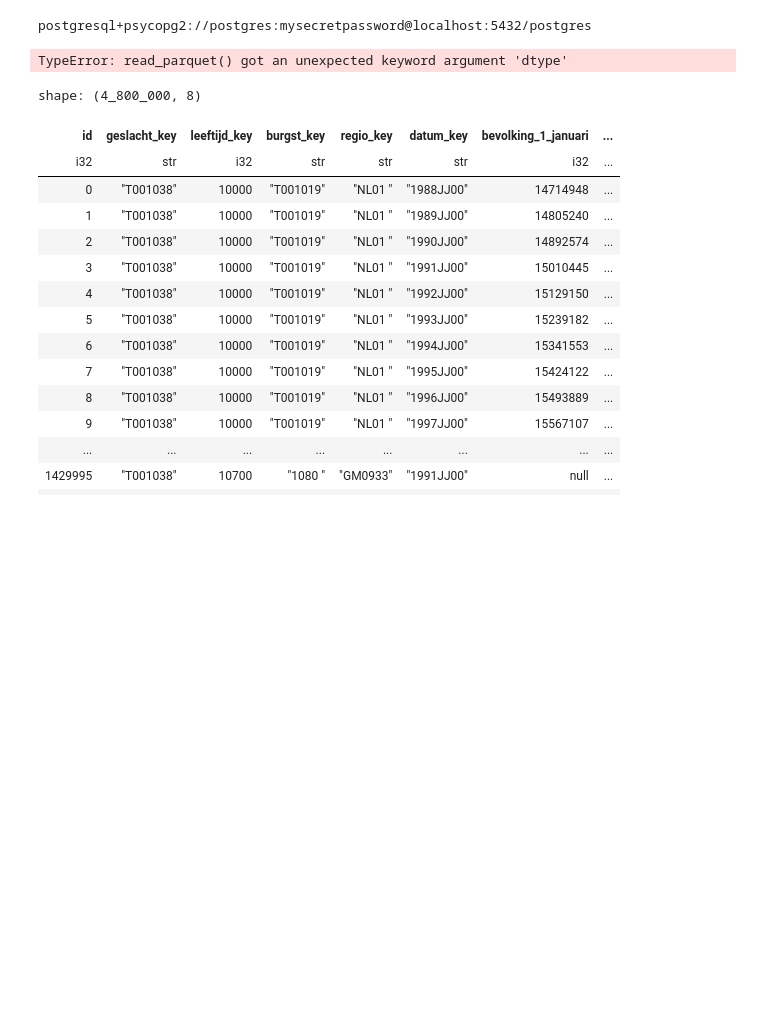
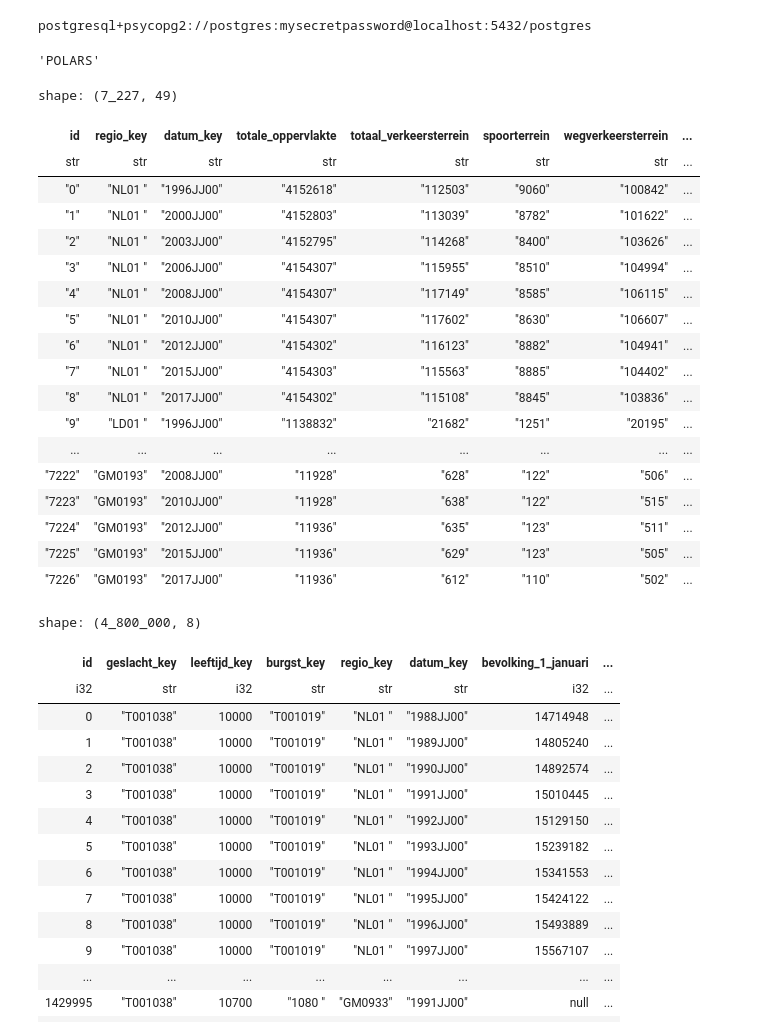
Before and after one commit to megamaster4/dme_hu, a Jupyter notebook: testnotebook.ipynb, the cells around one changed output. Cells and saved outputs as stored; diff of their text form; code cells hidden in the pictures; blank space fills up the shorter version.

```diff
--- a/testnotebook.ipynb
+++ b/testnotebook.ipynb
@@ -9,21 +15,47 @@ from src.db_tools import DBEngine
 db_engine = DBEngine(**Settings().model_dump())
 # %% [output]
 postgresql+psycopg2://postgres:mysecretpassword@localhost:5432/postgres
+# %%
+dfengine = DFType.POLARS
+dfengine.name
+# %% [output]
+'POLARS'
 # %%
 df = pl.DataFrame([])
-for file in tqdm(Path("data/parquet/bevolking").iterdir()):
+for file in tqdm(Path("data/parquet/bodemgebruik").iterdir()):
     if df.is_empty():
         df = pl.read_parquet(file)
-        df = df.cast(str)
+        df = df.cast(pl.Utf8)
         # df = df.cast({'id': pl.Int32, 'geslacht_key': pl.Utf8, 'leeftijd_key': pl.Int32, 'burgst_key': pl.Utf8, 'regio_key': pl.Utf8, 'datum_key': pl.Utf8, 'bevolking_1_januari': pl.Int32, 'gemiddelde_bevolking': pl.Float32})
 
     else:
-        new_df = pl.read_parquet(file, dtype=str)
+        new_df = pl.read_parquet(file)
+        new_df = new_df.cast(pl.Utf8)
         # new_df =new_df.cast({'id': pl.Int32, 'geslacht_key': pl.Utf8, 'leeftijd_key': pl.Int32, 'burgst_key': pl.Utf8, 'regio_key': pl.Utf8, 'datum_key': pl.Utf8, 'bevolking_1_januari': pl.Int32, 'gemiddelde_bevolking': pl.Float32})
 
         df.extend(new_df)
-# %% [output]
-TypeError: read_parquet() got an unexpected keyword argument 'dtype'
+# %%
+df
+# %% [output]
+shape: (7_227, 49)
+| id | regio_key | datum_key | totale_oppervlakte | totaal_verkeersterrein | spoorterrein | wegverkeersterrein | ... |
+| str | str | str | str | str | str | str | ... |
+| "0" | "NL01 " | "1996JJ00" | "4152618" | "112503" | "9060" | "100842" | ... |
+| "1" | "NL01 " | "2000JJ00" | "4152803" | "113039" | "8782" | "101622" | ... |
+| "2" | "NL01 " | "2003JJ00" | "4152795" | "114268" | "8400" | "103626" | ... |
+| "3" | "NL01 " | "2006JJ00" | "4154307" | "115955" | "8510" | "104994" | ... |
+| "4" | "NL01 " | "2008JJ00" | "4154307" | "117149" | "8585" | "106115" | ... |
+| "5" | "NL01 " | "2010JJ00" | "4154307" | "117602" | "8630" | "106607" | ... |
+| "6" | "NL01 " | "2012JJ00" | "4154302" | "116123" | "8882" | "104941" | ... |
+| "7" | "NL01 " | "2015JJ00" | "4154303" | "115563" | "8885" | "104402" | ... |
+| "8" | "NL01 " | "2017JJ00" | "4154302" | "115108" | "8845" | "103836" | ... |
+| "9" | "LD01 " | "1996JJ00" | "1138832" | "21682" | "1251" | "20195" | ... |
+| ... | ... | ... | ... | ... | ... | ... | ... |
+| "7222" | "GM0193" | "2008JJ00" | "11928" | "628" | "122" | "506" | ... |
+| "7223" | "GM0193" | "2010JJ00" | "11928" | "638" | "122" | "515" | ... |
+| "7224" | "GM0193" | "2012JJ00" | "11936" | "635" | "123" | "511" | ... |
+| "7225" | "GM0193" | "2015JJ00" | "11936" | "629" | "123" | "505" | ... |
+| "7226" | "GM0193" | "2017JJ00" | "11936" | "612" | "110" | "502" | ... |
 # %%
 df.write_database(table_name="bevolking", con=db_engine.db_url, if_exists="append")
 # %% [output]
```
Also changed, not shown: parts of 1 cell of this notebook, 3 other files.
